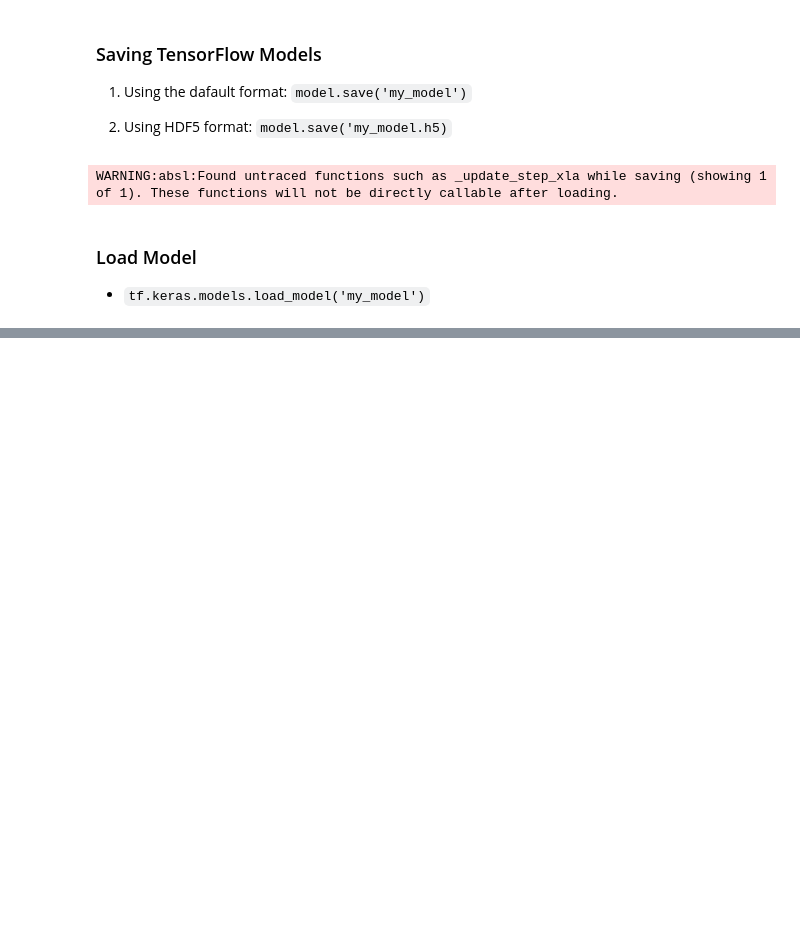
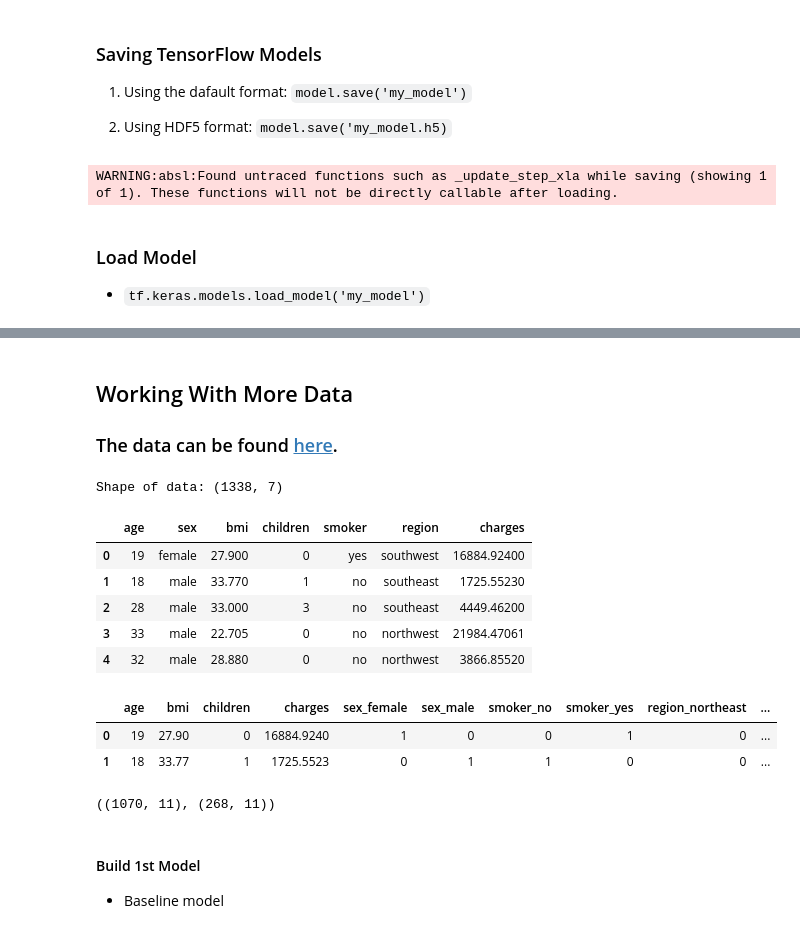
Before and after one commit to chineidu/NLP-Tutorial, a Jupyter notebook: notebook/03_tensorflow/02_regression_with_tf.ipynb, the cells around one changed output, grey strips where cells are left out. Drawn from its saved outputs; the diff is of its cells as text; code cells hidden in the pictures; blank space fills up the shorter version.

```diff
--- a/notebook/03_tensorflow/02_regression_with_tf.ipynb
+++ b/notebook/03_tensorflow/02_regression_with_tf.ipynb
@@ -617,0 +626,51 @@ array([[ True],
+# %% [markdown]
+## Working With More Data
+
+### The data can be found [here](https://gist.githubusercontent.com/meperezcuello/82a9f1c1c473d6585e750ad2e3c05a41/raw/d42d226d0dd64e7f5395a0eec1b9190a10edbc03/Medical_Cost.csv).
+# %%
+import pandas as pd
+
+
+# Load data
+fp = "https://gist.githubusercontent.com/meperezcuello/82a9f1c1c473d6585e750ad2e3c05a41/raw/d42d226d0dd64e7f5395a0eec1b9190a10edbc03/Medical_Cost.csv"
+data = pd.read_csv(fp)
+print(f"Shape of data: {data.shape}\n")
+
+data.head()
+# %% [output]
+Shape of data: (1338, 7)
+|  | age | sex | bmi | children | smoker | region | charges |
+| 0 | 19 | female | 27.900 | 0 | yes | southwest | 16884.92400 |
+| 1 | 18 | male | 33.770 | 1 | no | southeast | 1725.55230 |
+| 2 | 28 | male | 33.000 | 3 | no | southeast | 4449.46200 |
+| 3 | 33 | male | 22.705 | 0 | no | northwest | 21984.47061 |
+| 4 | 32 | male | 28.880 | 0 | no | northwest | 3866.85520 |
+# %%
+# Preprocess the data
+one_hot_enc_data = pd.get_dummies(data)
+
+one_hot_enc_data.head(2)
+# %% [output]
+|  | age | bmi | children | charges | sex_female | sex_male | smoker_no | smoker_yes | region_northeast | ... |
+| 0 | 19 | 27.90 | 0 | 16884.9240 | 1 | 0 | 0 | 1 | 0 | ... |
+| 1 | 18 | 33.77 | 1 | 1725.5523 | 0 | 1 | 1 | 0 | 0 | ... |
+# %%
+# Split the data into training and validation sets
+from sklearn.model_selection import train_test_split
+
+RANDOM_STATE = 123
+TEST_SIZE = 0.2
+TARGET = "charges"
+
+X = one_hot_enc_data.drop(columns=[TARGET])  # Matrix
+y = one_hot_enc_data[TARGET]  # Vector
+
+X_train, X_val, y_train, y_val = train_test_split(X, y, test_size=TEST_SIZE, random_state=RANDOM_STATE)
+
+X_train.shape, X_val.shape
+# %% [output]
+((1070, 11), (268, 11))
+# %% [markdown]
+#### Build 1st Model
+
+* Baseline model
```
Also changed, not shown: parts of 37 cells of this notebook.
